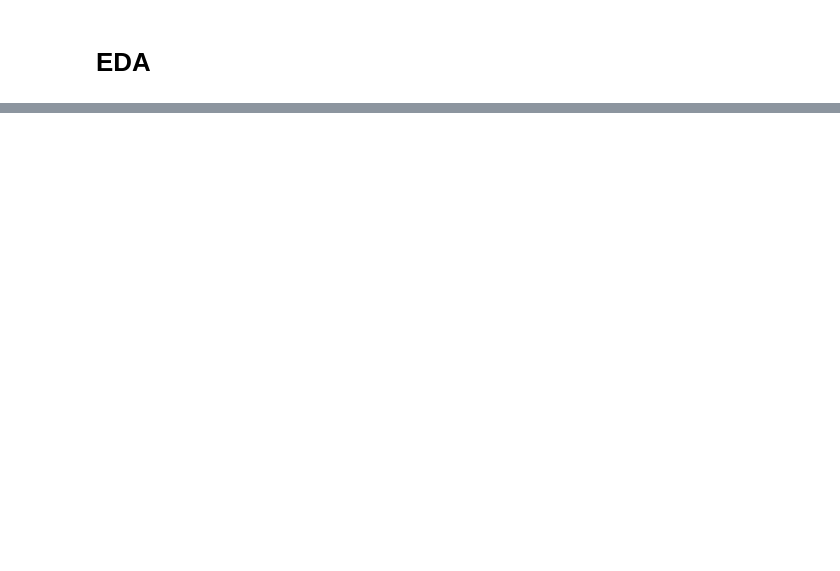
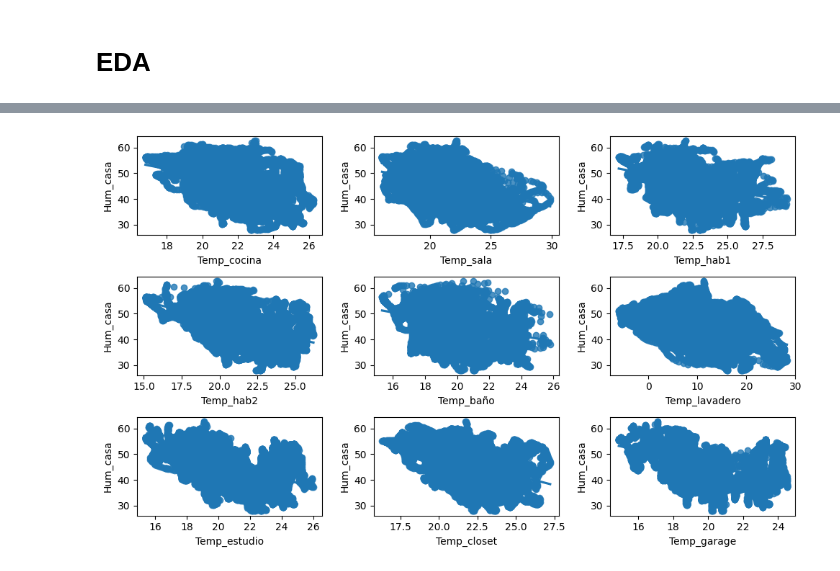
Before and after one commit to Gabymoctezuma/Proyecto-final, a Jupyter notebook: src/explore.ipynb, the cells around one changed output, grey strips where cells are left out. Drawn from its saved outputs; the diff is of its cells as text; code cells hidden in the pictures; blank space fills up the shorter version.

```diff
--- a/src/explore.ipynb
+++ b/src/explore.ipynb
@@ -428,0 +584,20 @@ df.head()
+# %%
+# Hago gráficos de relación para considerar la relación de las temperaturas de cada habitación con el consumo de energía
+
+fig, axis = plt.subplots (3, 3, figsize = (10,6))
+
+sns.regplot(ax = axis[0,0], data = df, x = 'Temp_cocina', y = 'Hum_casa')
+sns.regplot(ax = axis[0,1], data = df, x = 'Temp_sala', y = 'Hum_casa')
+sns.regplot(ax = axis[0,2], data = df, x = 'Temp_hab1', y = 'Hum_casa')
+sns.regplot(ax = axis[1,0], data = df, x = 'Temp_hab2', y = 'Hum_casa')
+sns.regplot(ax = axis[1,1], data = df, x = 'Temp_baño', y = 'Hum_casa')
+sns.regplot(ax = axis[1,2], data = df, x = 'Temp_lavadero', y = 'Hum_casa')
+sns.regplot(ax = axis[2,0], data = df, x = 'Temp_estudio', y = 'Hum_casa')
+sns.regplot(ax = axis[2,1], data = df, x = 'Temp_closet', y = 'Hum_casa')
+sns.regplot(ax = axis[2,2], data = df, x = 'Temp_garage', y = 'Hum_casa')
+
+
+plt.tight_layout()
+plt.show()
+# %% [output]
+[figure, added]
```
Also changed, not shown: parts of 34 cells of this notebook, 8 other files.
